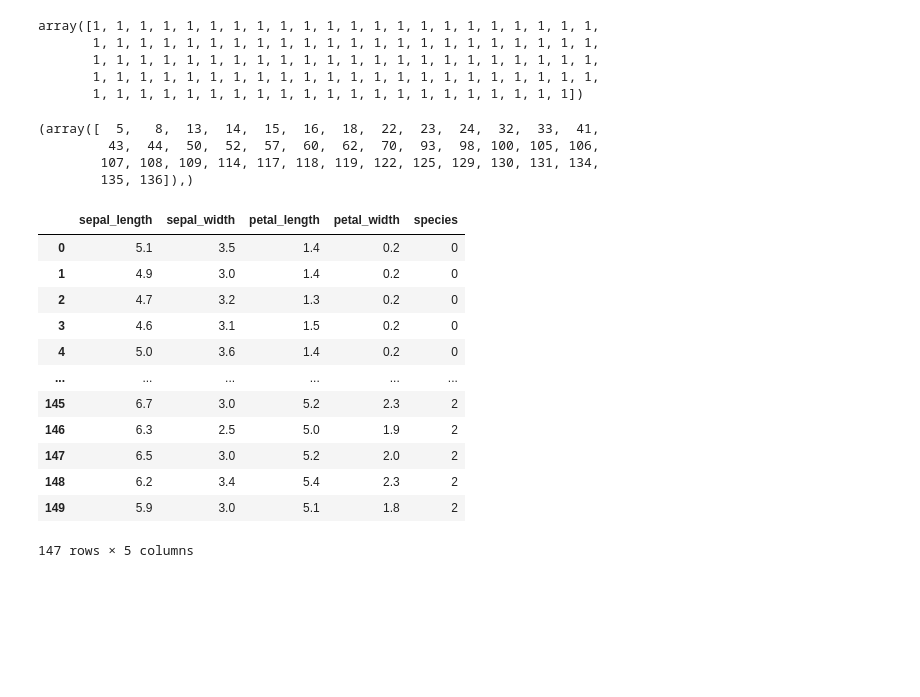
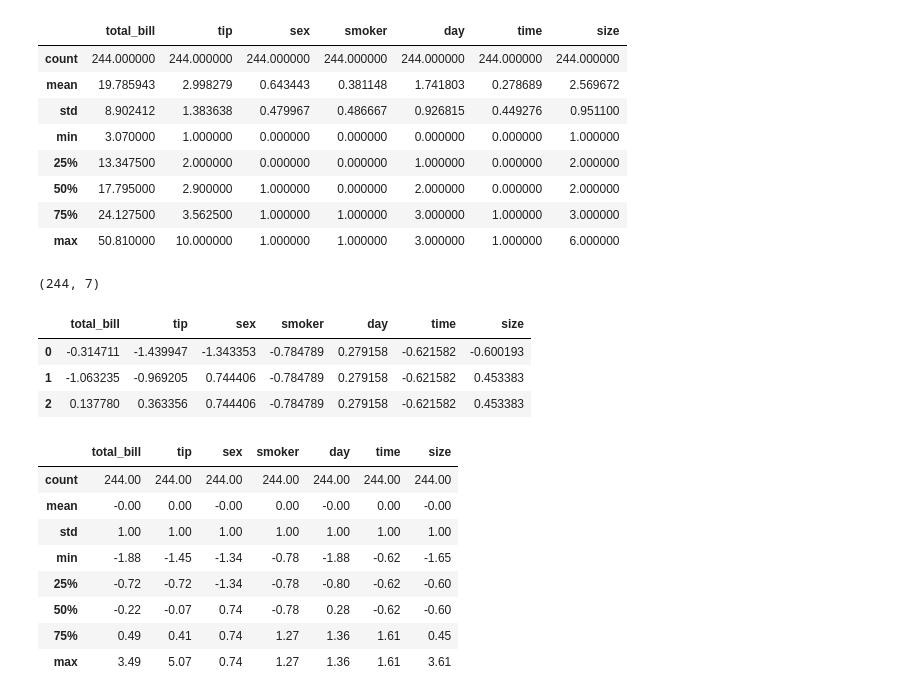
Before and after one commit to Gopichandkollu/Python-with-ML, a Jupyter notebook: Day_16.ipynb, the cells around one changed output. Cells and saved outputs as stored; diff of their text form; code cells hidden in the pictures; blank space fills up the shorter version.

```diff
--- a/Day_16.ipynb
+++ b/Day_16.ipynb
@@ -121,31 +120,12 @@ array([ 1,  1,  1,  1,  1, -1,  1,  1, -1,  1,  1,  1,  1, -1, -1, -1, -1,
-# %%
-y_hat[y_hat==1]
-# %% [output]
-array([1, 1, 1, 1, 1, 1, 1, 1, 1, 1, 1, 1, 1, 1, 1, 1, 1, 1, 1, 1, 1, 1,
-       1, 1, 1, 1, 1, 1, 1, 1, 1, 1, 1, 1, 1, 1, 1, 1, 1, 1, 1, 1, 1, 1,
-       1, 1, 1, 1, 1, 1, 1, 1, 1, 1, 1, 1, 1, 1, 1, 1, 1, 1, 1, 1, 1, 1,
-       1, 1, 1, 1, 1, 1, 1, 1, 1, 1, 1, 1, 1, 1, 1, 1, 1, 1, 1, 1, 1, 1,
-       1, 1, 1, 1, 1, 1, 1, 1, 1, 1, 1, 1, 1, 1, 1, 1, 1, 1, 1, 1, 1])
-# %%
-np.where(y_hat==-1)
-# %% [output]
-(array([  5,   8,  13,  14,  15,  16,  18,  22,  23,  24,  32,  33,  41,
-         43,  44,  50,  52,  57,  60,  62,  70,  93,  98, 100, 105, 106,
-        107, 108, 109, 114, 117, 118, 119, 122, 125, 129, 130, 131, 134,
-        135, 136]),)
-# %%
-data.drop(index=[117,131,118], axis=0)
-# %% [output]
-|  | sepal_length | sepal_width | petal_length | petal_width | species |
-| 0 | 5.1 | 3.5 | 1.4 | 0.2 | 0 |
-| 1 | 4.9 | 3.0 | 1.4 | 0.2 | 0 |
-| 2 | 4.7 | 3.2 | 1.3 | 0.2 | 0 |
-| 3 | 4.6 | 3.1 | 1.5 | 0.2 | 0 |
-| 4 | 5.0 | 3.6 | 1.4 | 0.2 | 0 |
-| ... | ... | ... | ... | ... | ... |
-| 145 | 6.7 | 3.0 | 5.2 | 2.3 | 2 |
-| 146 | 6.3 | 2.5 | 5.0 | 1.9 | 2 |
-| 147 | 6.5 | 3.0 | 5.2 | 2.0 | 2 |
-| 148 | 6.2 | 3.4 | 5.4 | 2.3 | 2 |
-| 149 | 5.9 | 3.0 | 5.1 | 1.8 | 2 |
-147 rows × 5 columns
+# %%
+df.describe()
+# %% [output]
+|  | total_bill | tip | sex | smoker | day | time | size |
+| count | 244.000000 | 244.000000 | 244.000000 | 244.000000 | 244.000000 | 244.000000 | 244.000000 |
+| mean | 19.785943 | 2.998279 | 0.643443 | 0.381148 | 1.741803 | 0.278689 | 2.569672 |
+| std | 8.902412 | 1.383638 | 0.479967 | 0.486667 | 0.926815 | 0.449276 | 0.951100 |
+| min | 3.070000 | 1.000000 | 0.000000 | 0.000000 | 0.000000 | 0.000000 | 1.000000 |
+| 25% | 13.347500 | 2.000000 | 0.000000 | 0.000000 | 1.000000 | 0.000000 | 2.000000 |
+| 50% | 17.795000 | 2.900000 | 1.000000 | 0.000000 | 2.000000 | 0.000000 | 2.000000 |
+| 75% | 24.127500 | 3.562500 | 1.000000 | 1.000000 | 3.000000 | 1.000000 | 3.000000 |
+| max | 50.810000 | 10.000000 | 1.000000 | 1.000000 | 3.000000 | 1.000000 | 6.000000 |
@@ -151,0 +137,24 @@ data.drop(index=[117,131,118], axis=0)
+# %%
+sc_array.shape
+# %% [output]
+(244, 7)
+# %%
+sc_df=pd.DataFrame(sc_array,columns=df.columns)
+sc_df.head(3)
+# %% [output]
+|  | total_bill | tip | sex | smoker | day | time | size |
+| 0 | -0.314711 | -1.439947 | -1.343353 | -0.784789 | 0.279158 | -0.621582 | -0.600193 |
+| 1 | -1.063235 | -0.969205 | 0.744406 | -0.784789 | 0.279158 | -0.621582 | 0.453383 |
+| 2 | 0.137780 | 0.363356 | 0.744406 | -0.784789 | 0.279158 | -0.621582 | 0.453383 |
+# %%
+np.round(sc_df.describe(),2)
+# %% [output]
+|  | total_bill | tip | sex | smoker | day | time | size |
+| count | 244.00 | 244.00 | 244.00 | 244.00 | 244.00 | 244.00 | 244.00 |
+| mean | -0.00 | 0.00 | -0.00 | 0.00 | -0.00 | 0.00 | -0.00 |
+| std | 1.00 | 1.00 | 1.00 | 1.00 | 1.00 | 1.00 | 1.00 |
+| min | -1.88 | -1.45 | -1.34 | -0.78 | -1.88 | -0.62 | -1.65 |
+| 25% | -0.72 | -0.72 | -1.34 | -0.78 | -0.80 | -0.62 | -0.60 |
+| 50% | -0.22 | -0.07 | 0.74 | -0.78 | 0.28 | -0.62 | -0.60 |
+| 75% | 0.49 | 0.41 | 0.74 | 1.27 | 1.36 | 1.61 | 0.45 |
+| max | 3.49 | 5.07 | 0.74 | 1.27 | 1.36 | 1.61 | 3.61 |
```
Also changed, not shown: parts of 23 cells of this notebook.
